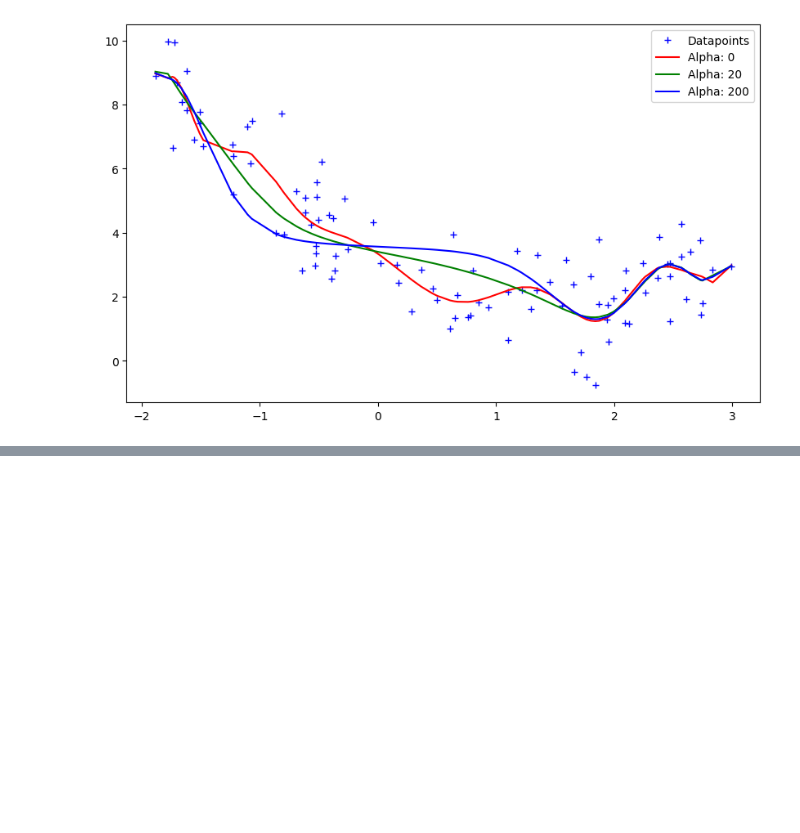
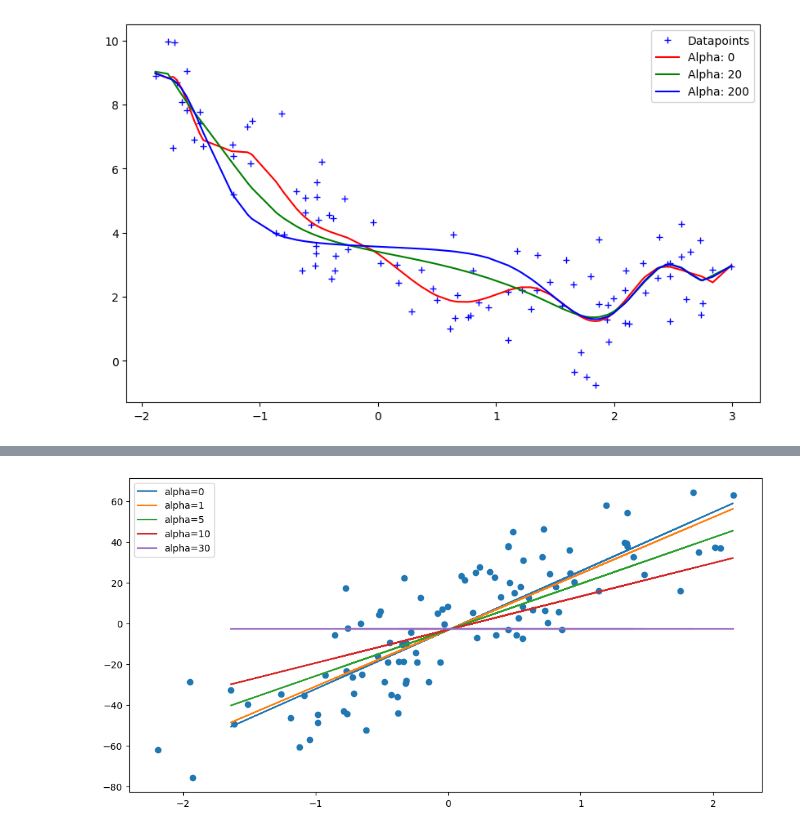
Before and after one commit to Ankitapaul1234/gc_ml, a Jupyter notebook: Regularization.ipynb, the cells around one changed output, grey strips where cells are left out. Cells and saved outputs as stored; diff of their text form; code cells hidden in the pictures; blank space fills up the shorter version.

```diff
--- a/Regularization.ipynb
+++ b/Regularization.ipynb
@@ -158,0 +186,12 @@ plt.show()
+# %%
+alphas = [0,1,5,10,30]
+plt.figure(figsize=(12,6))
+plt.scatter(X,y)
+for i in alphas:
+    L = Lasso(alpha=i)
+    L.fit(X_train,y_train)
+    plt.plot(X_test,L.predict(X_test),label='alpha={}'.format(i))
+plt.legend()
+plt.show()
+# %% [output]
+[figure, added]
```
Also changed, not shown: parts of 13 cells of this notebook.
